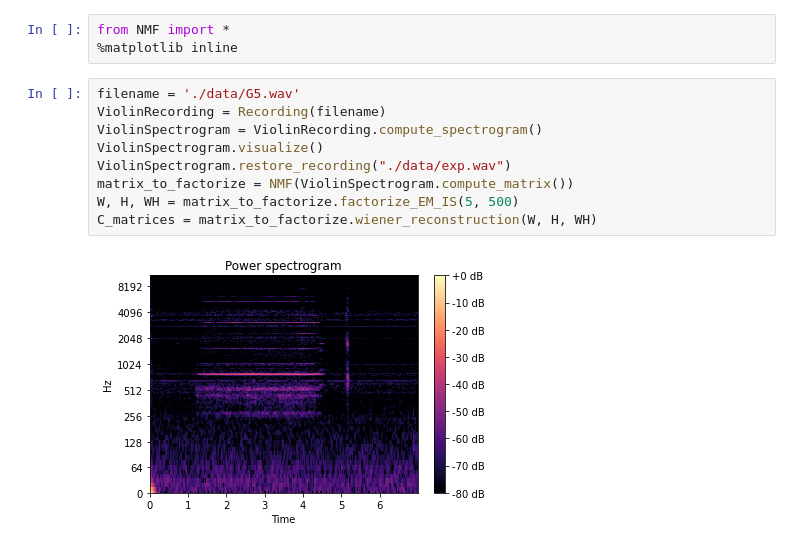
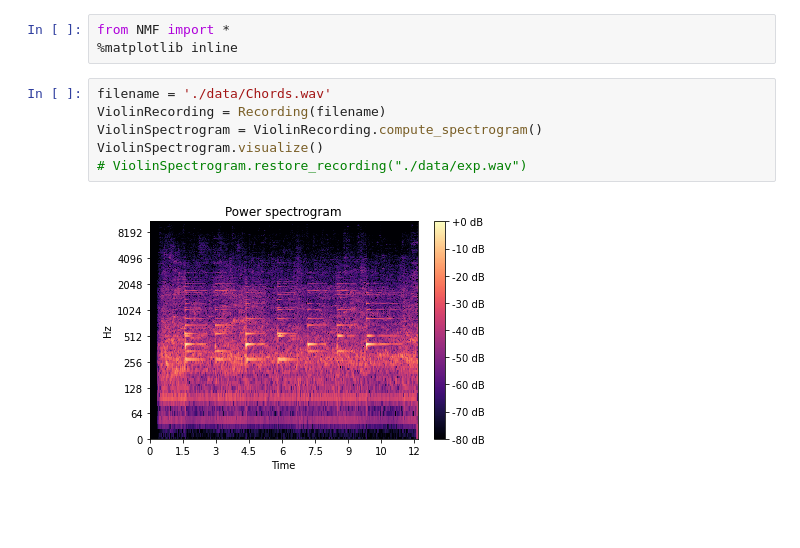
Before and after one commit to mariasoroka/StatisticalMachineLearning, a Jupyter notebook: test_notebook.ipynb, the cells around one changed output. Saved outputs shown, nothing was run; the diff lists cells and outputs as text; blank space fills up the shorter version.

Commit message:
plots and pitches

```diff
--- a/test_notebook.ipynb
+++ b/test_notebook.ipynb
@@ -4,13 +4,10 @@ Let's use this notebook for some experiments.
 from NMF import *
 %matplotlib inline
 # %%
-filename = './data/G5.wav'
+filename = './data/Chords.wav'
 ViolinRecording = Recording(filename)
 ViolinSpectrogram = ViolinRecording.compute_spectrogram()
 ViolinSpectrogram.visualize()
-ViolinSpectrogram.restore_recording("./data/exp.wav")
-matrix_to_factorize = NMF(ViolinSpectrogram.compute_matrix())
-W, H, WH = matrix_to_factorize.factorize_EM_IS(5, 500)
-C_matrices = matrix_to_factorize.wiener_reconstruction(W, H, WH)
+# ViolinSpectrogram.restore_recording("./data/exp.wav")
 # %% [output]
-[figure, old version]
+[figure, new version]
```
Also changed, not shown: parts of 10 cells of this notebook, 1 other file.
